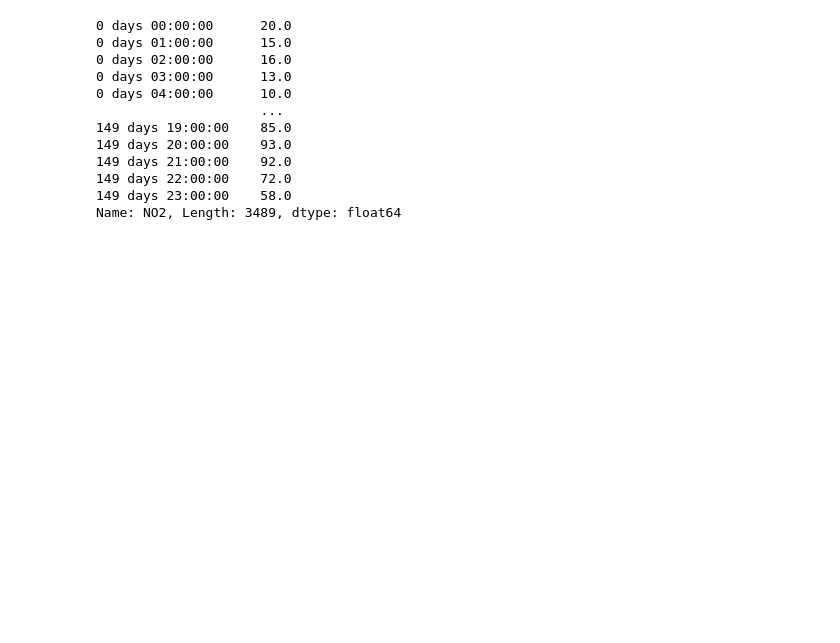
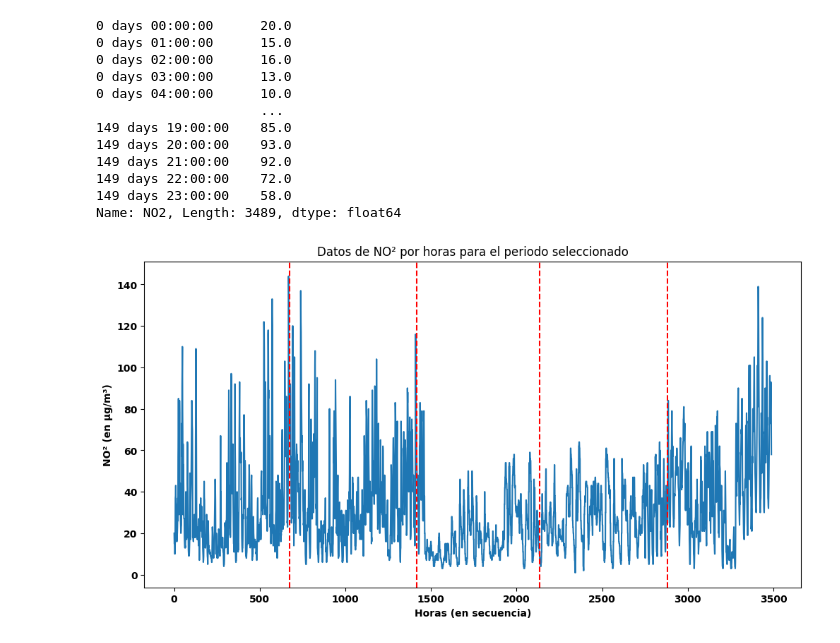
Before and after one commit to Enriquepardo/Fase-2, a Jupyter notebook: Fase_2(Q).ipynb, the cells around one changed output. Cells and saved outputs as stored; diff of their text form; code cells hidden in the pictures; blank space fills up the shorter version.

```diff
--- a/Fase_2(Q).ipynb
+++ b/Fase_2(Q).ipynb
@@ -279,3 +281,17 @@ datos
 149 days 22:00:00    72.0
 149 days 23:00:00    58.0
 Name: NO2, Length: 3489, dtype: float64
+# %%
+# Visualizamos datos de salida
+range_data = range(len(data['NO2']))
+plt.title('Datos de NO² por horas para el periodo seleccionado')
+plt.xlabel('Horas (en secuencia)')
+plt.ylabel('NO² (en µg/m³)')
+
+days_month = [28, 31, 30, 31]
+month_marks = list(map(lambda x: x * 24, accumulate(days_month, lambda x, y: (x+y))))
+plt.plot(range_data, data['NO2'])
+for mark in month_marks:
+    plt.axvline(x=mark, color='r', linestyle='--')
+# %% [output]
+[figure, added]
```
Also changed, not shown: parts of 8 cells of this notebook.
